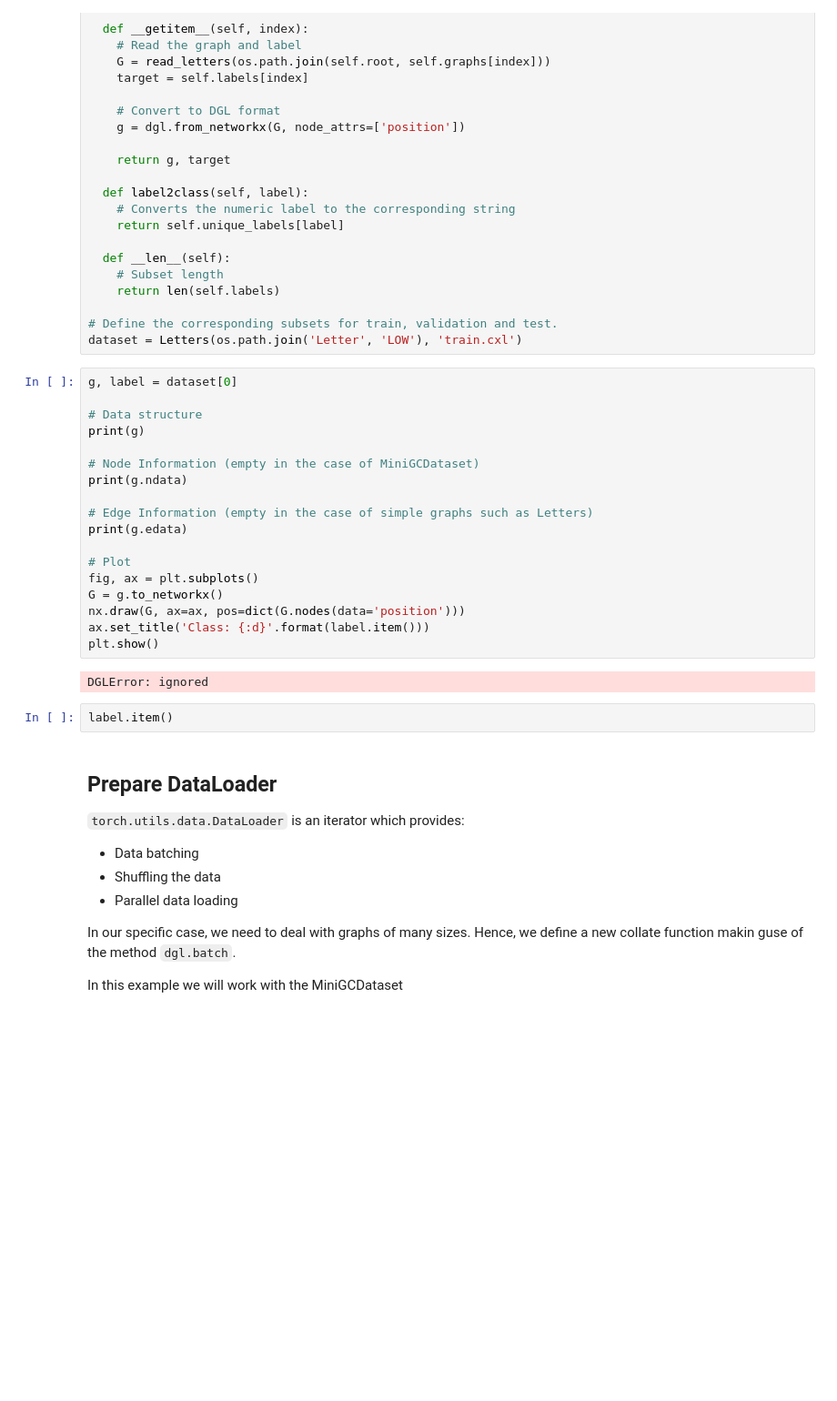
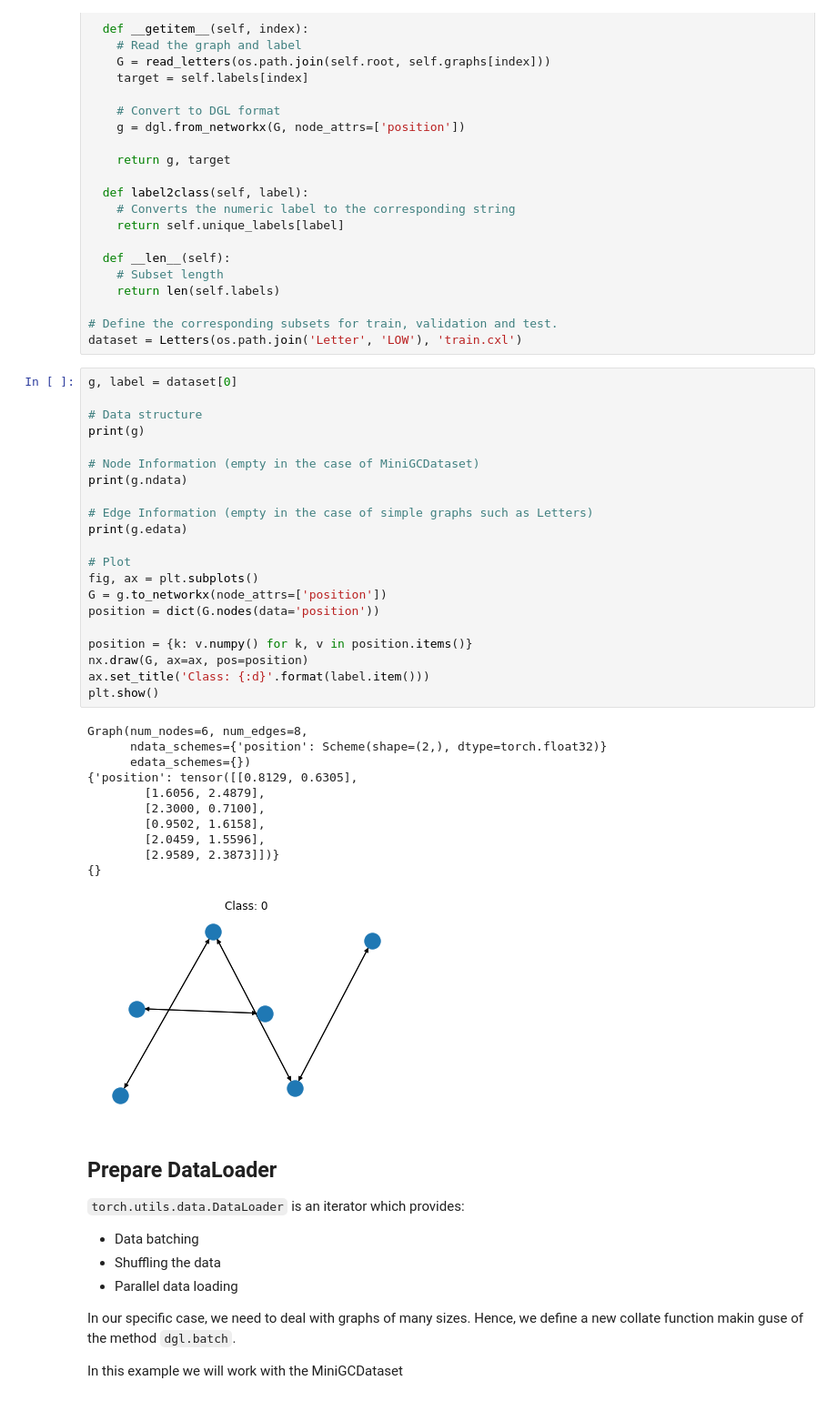
Before and after one commit to priba/tutorial_notebook, a Jupyter notebook: aerfai_summer_school_2021/AERFAI_summer_school_2021.ipynb, the cells around one changed output. Shown at 91% size. Saved outputs shown, nothing was run; the diff lists cells and outputs as text; blank space fills up the shorter version.

```diff
--- a/aerfai_summer_school_2021/AERFAI_summer_school_2021.ipynb
+++ b/aerfai_summer_school_2021/AERFAI_summer_school_2021.ipynb
@@ -392,25 +392,36 @@ dataset = Letters(os.path.join('Letter', 'LOW'), 'train.cxl')
 # %%
 g, label = dataset[0]
 
 # Data structure
 print(g)
 
 # Node Information (empty in the case of MiniGCDataset)
 print(g.ndata)
 
 # Edge Information (empty in the case of simple graphs such as Letters)
 print(g.edata)
 
 # Plot
 fig, ax = plt.subplots()
-G = g.to_networkx()
-nx.draw(G, ax=ax, pos=dict(G.nodes(data='position')))
+G = g.to_networkx(node_attrs=['position'])
+position = dict(G.nodes(data='position'))
+
+position = {k: v.numpy() for k, v in position.items()}
+nx.draw(G, ax=ax, pos=position)
 ax.set_title('Class: {:d}'.format(label.item()))
 plt.show()
 # %% [output]
-DGLError: ignored
+Graph(num_nodes=6, num_edges=8,
+      ndata_schemes={'position': Scheme(shape=(2,), dtype=torch.float32)}
+      edata_schemes={})
+{'position': tensor([[0.8129, 0.6305],
+        [1.6056, 2.4879],
+        [2.3000, 0.7100],
+        [0.9502, 1.6158],
+        [2.0459, 1.5596],
+        [2.9589, 2.3873]])}
+{}
+[figure, added]
-# %%
-label.item()
 # %% [markdown]
 ## Prepare DataLoader
 
```
